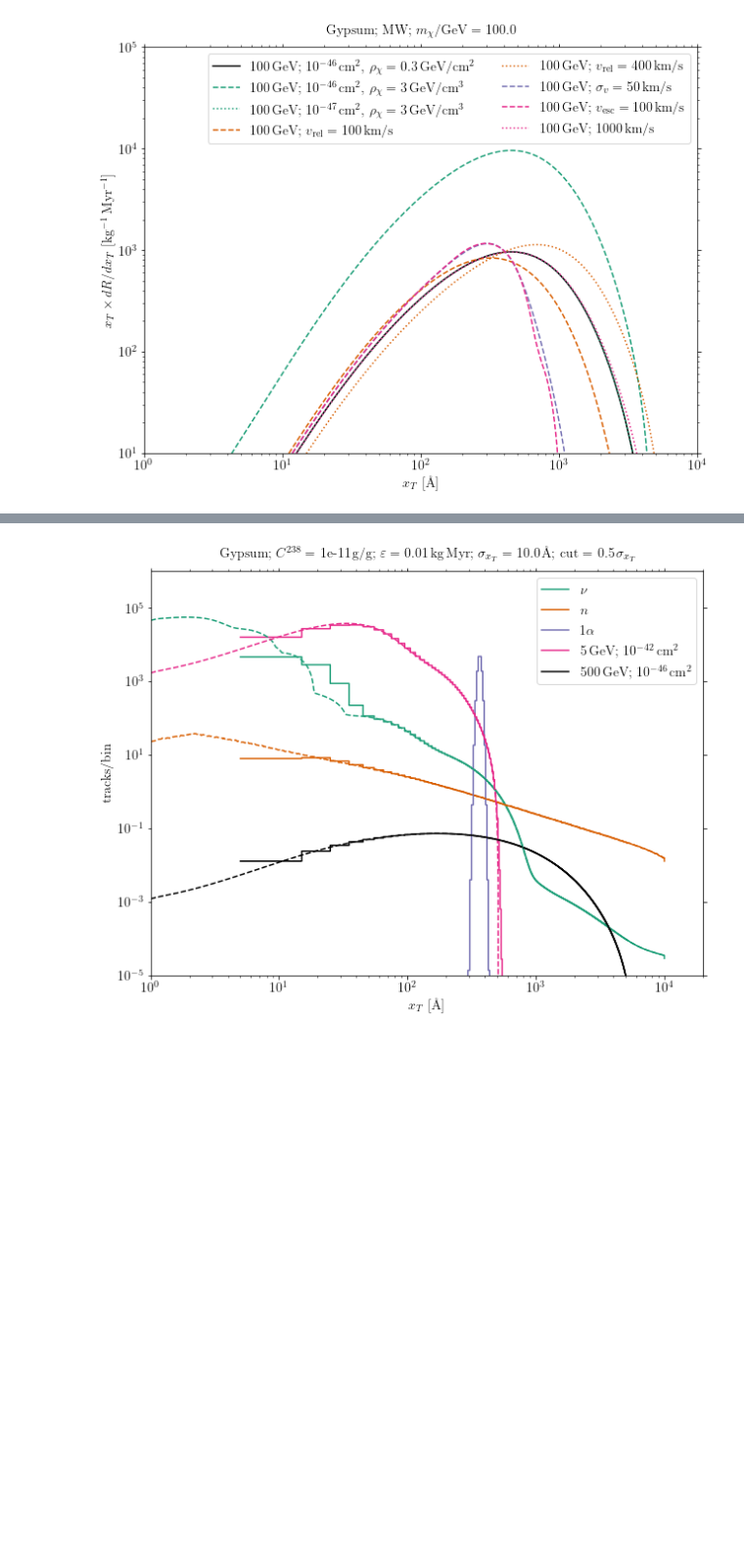
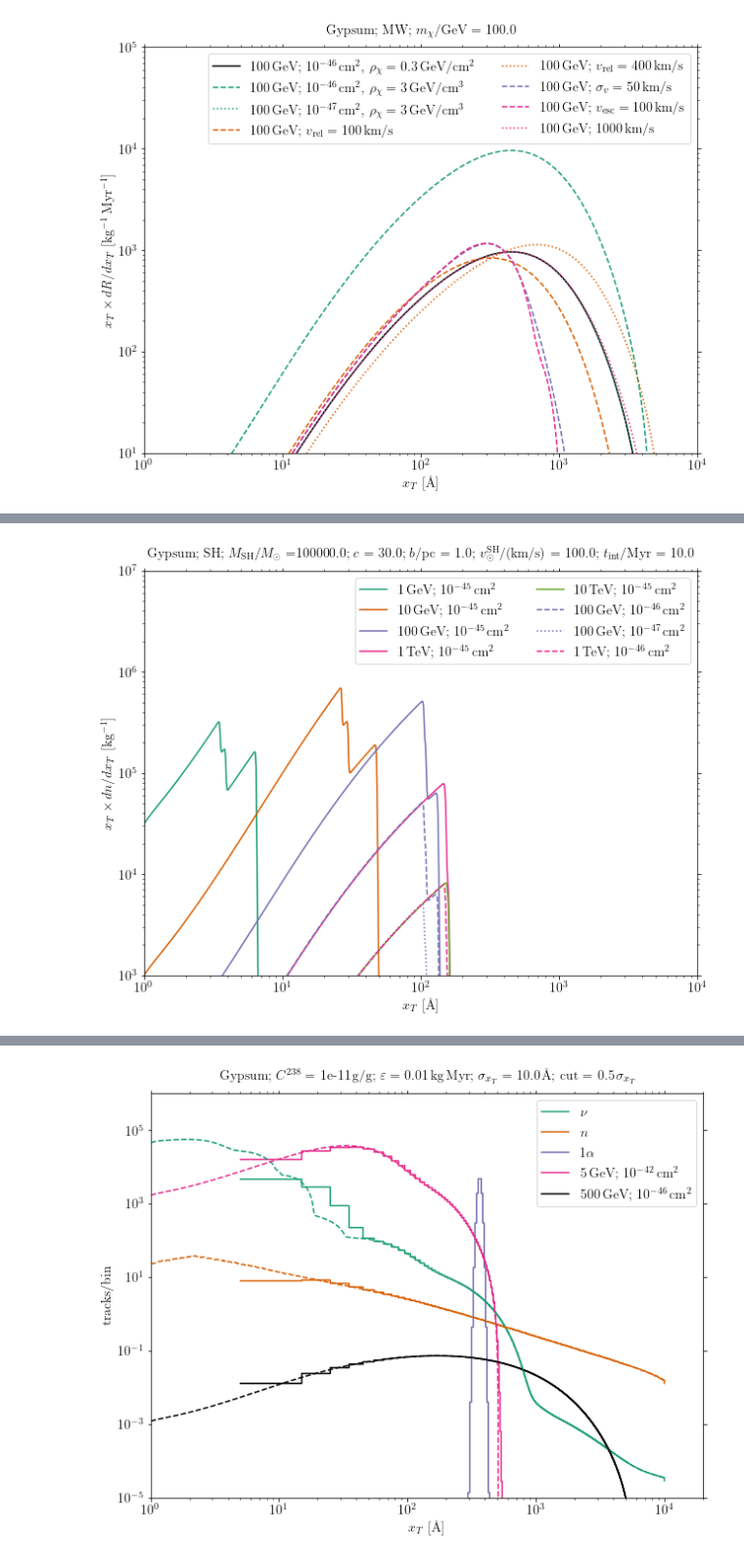
Before and after one commit to sbaum90/paleoSpec, a Jupyter notebook: ExamplesAndTests/Test_CalcSpec.ipynb, the cells around one changed output, grey strips where cells are left out. Shown at 98% size. Drawn from its saved outputs; the diff is of its cells as text; code cells hidden in the pictures; blank space fills up the shorter version.

```diff
--- a/ExamplesAndTests/Test_CalcSpec.ipynb
+++ b/ExamplesAndTests/Test_CalcSpec.ipynb
@@ -265,0 +408,46 @@ plt.show()
+# %%
+# plot some subhalo spectra
+Msh = 1e5
+c=30.
+b=1.
+vsh=100.
+tint=10.
+SH_spec_1 = SpecCalculator.calc_dndx_sh(1., 1e-45, Msh, c, b, vsh, -tint/2., tint/2.)
+SH_spec_2 = SpecCalculator.calc_dndx_sh(10., 1e-45, Msh, c, b, vsh, -tint/2., tint/2.)
+SH_spec_3 = SpecCalculator.calc_dndx_sh(100., 1e-45, Msh, c, b, vsh, -tint/2., tint/2.)
+SH_spec_4 = SpecCalculator.calc_dndx_sh(1000., 1e-45, Msh, c, b, vsh, -tint/2., tint/2.)
+SH_spec_5 = SpecCalculator.calc_dndx_sh(10000., 1e-45, Msh, c, b, vsh, -tint/2., tint/2.)
+SH_spec_6 = SpecCalculator.calc_dndx_sh(100., 1e-46, Msh, c, b, vsh, -tint/2., tint/2.)
+SH_spec_7 = SpecCalculator.calc_dndx_sh(100., 1e-47, Msh, c, b, vsh, -tint/2., tint/2.)
+SH_spec_8 = SpecCalculator.calc_dndx_sh(1000., 1e-46, Msh, c, b, vsh, -tint/2., tint/2.)
+
+plt.close('all')
+plt.plot(SH_spec_1[0], SH_spec_1[0]*SH_spec_1[1], color=plt_colors[1], linestyle='-', label=r'1\,GeV; $10^{-45}\,{\rm cm}^2$')
+plt.plot(SH_spec_2[0], SH_spec_2[0]*SH_spec_2[1], color=plt_colors[2], linestyle='-', label=r'10\,GeV; $10^{-45}\,{\rm cm}^2$')
+plt.plot(SH_spec_3[0], SH_spec_3[0]*SH_spec_3[1], color=plt_colors[3], linestyle='-', label=r'100\,GeV; $10^{-45}\,{\rm cm}^2$')
+plt.plot(SH_spec_4[0], SH_spec_4[0]*SH_spec_4[1], color=plt_colors[4], linestyle='-', label=r'1\,TeV; $10^{-45}\,{\rm cm}^2$')
+plt.plot(SH_spec_5[0], SH_spec_5[0]*SH_spec_5[1], color=plt_colors[5], linestyle='-', label=r'10\,TeV; $10^{-45}\,{\rm cm}^2$')
+plt.plot(SH_spec_6[0], SH_spec_6[0]*SH_spec_6[1], color=plt_colors[3], linestyle='--', label=r'100\,GeV; $10^{-46}\,{\rm cm}^2$')
+plt.plot(SH_spec_7[0], SH_spec_7[0]*SH_spec_7[1], color=plt_colors[3], linestyle=':', label=r'100\,GeV; $10^{-47}\,{\rm cm}^2$')
+plt.plot(SH_spec_8[0], SH_spec_8[0]*SH_spec_8[1], color=plt_colors[4], linestyle='--', label=r'1\,TeV; $10^{-46}\,{\rm cm}^2$')
+
+plt.xscale('log')
+plt.yscale('log')
+plt.xlim(1e0,1e4)
+plt.ylim(1e3,1e7)
+plt.xlabel(r'$x_T$ [\AA]')
+plt.ylabel(r'$x_T \times dn/dx_T$ [kg$^{-1}$]')
+plt.legend(ncol=2)
+plt.tick_params(right=True,top=True)
+plt.tick_params(which='minor',right=True,top=True)
+plt.title(mineral+r'; SH'
+   +r'; $M_{\rm SH}/M_\odot = $'+str(Msh)
+   +r'; $c$ = '+str(c)
+   +r'; $b$/pc = '+str(b)
+   +r'; $v_\odot^{\rm SH}$/(km/s) = '+str(vsh)
+   +r'; $t_{\rm int}$/Myr = '+str(tint),
+   y=1.02)
+plt.tight_layout()
+plt.show()
+# %% [output]
+[figure, added]
```
Also changed, not shown: parts of 5 cells of this notebook, 6 other files.
